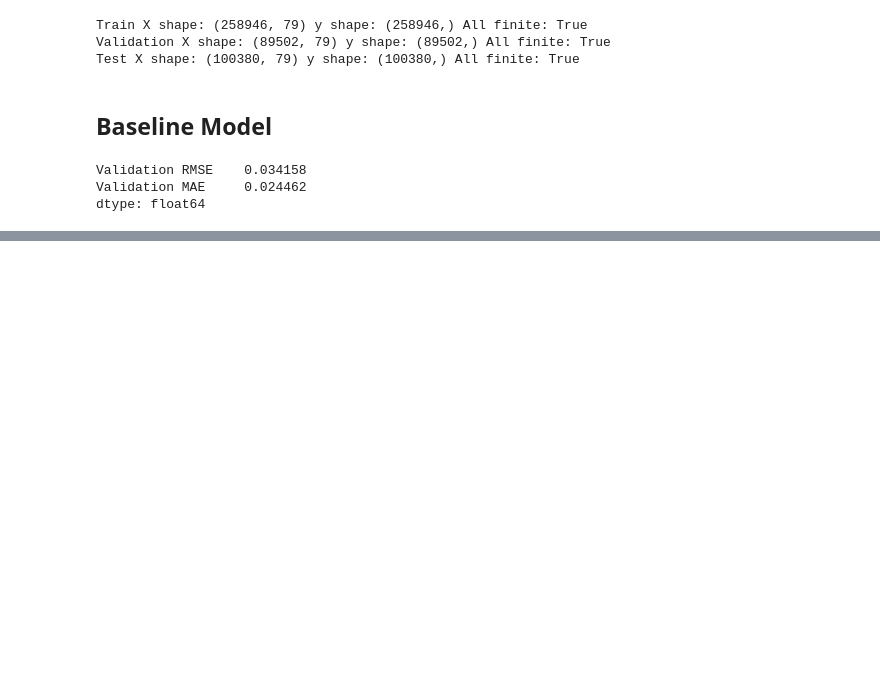
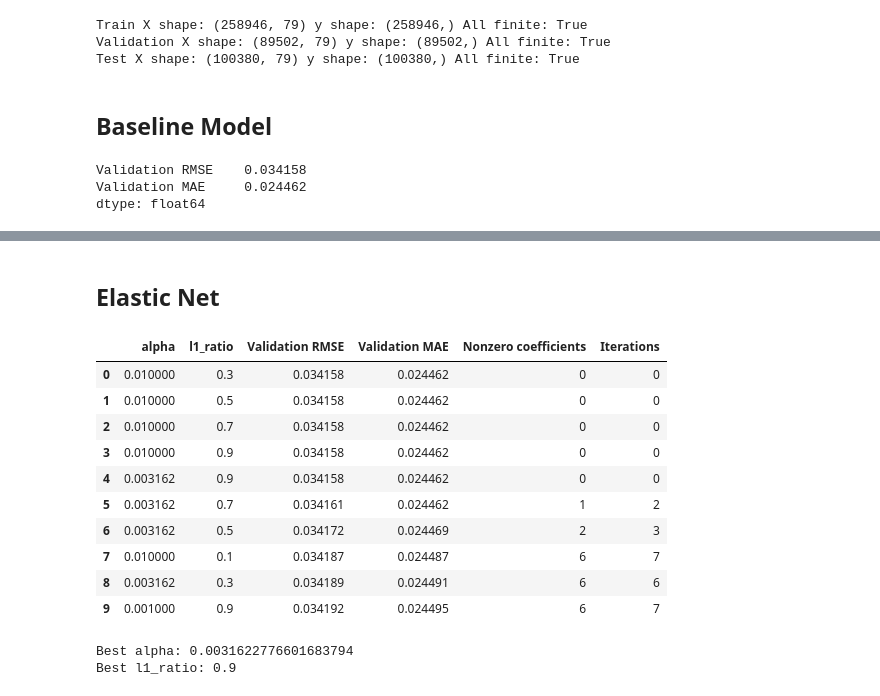
Before and after one commit to mumuxi15/Reavenpack_news, a Jupyter notebook: data_split_modeling.ipynb, the cells around one changed output, grey strips where cells are left out. Cells and saved outputs as stored; diff of their text form; code cells hidden in the pictures; blank space fills up the shorter version.

```diff
--- a/data_split_modeling.ipynb
+++ b/data_split_modeling.ipynb
@@ -164,0 +223,45 @@ dtype: float64
+# %% [markdown]
+## Elastic Net
+# %%
+from sklearn.linear_model import ElasticNet
+from sklearn.metrics import mean_squared_error, mean_absolute_error
+
+alphas = np.logspace(-6, -2, 9)
+l1_ratios = [0.1, 0.3, 0.5, 0.7, 0.9]
+tuning_results = []
+best_model = None
+best_val_rmse = np.inf
+
+for alpha in alphas:
+    for l1_ratio in l1_ratios:
+        model = ElasticNet(
+            alpha=alpha,l1_ratio=l1_ratio,max_iter=20000,tol=1e-5,selection="cyclic")
+        model.fit(X_train_scaled, y_train)
+        val_pred = model.predict(X_val_scaled)
+        val_rmse = np.sqrt(mean_squared_error(y_val, val_pred))
+        val_mae = mean_absolute_error(y_val, val_pred)
+        tuning_results.append({
+            "alpha": alpha,"l1_ratio": l1_ratio, "Validation RMSE": val_rmse,"Validation MAE": val_mae,
+            "Nonzero coefficients": np.count_nonzero(model.coef_),"Iterations": model.n_iter_})
+        if val_rmse < best_val_rmse:
+            best_val_rmse = val_rmse
+            best_model = model
+
+tuning_results = pd.DataFrame(tuning_results).sort_values("Validation RMSE").reset_index(drop=True)
+display(tuning_results.head(10))
+print("Best alpha:", best_model.alpha)
+print("Best l1_ratio:", best_model.l1_ratio)
+# %% [output]
+|  | alpha | l1_ratio | Validation RMSE | Validation MAE | Nonzero coefficients | Iterations |
+| 0 | 0.010000 | 0.3 | 0.034158 | 0.024462 | 0 | 0 |
+| 1 | 0.010000 | 0.5 | 0.034158 | 0.024462 | 0 | 0 |
+| 2 | 0.010000 | 0.7 | 0.034158 | 0.024462 | 0 | 0 |
+| 3 | 0.010000 | 0.9 | 0.034158 | 0.024462 | 0 | 0 |
+| 4 | 0.003162 | 0.9 | 0.034158 | 0.024462 | 0 | 0 |
+| 5 | 0.003162 | 0.7 | 0.034161 | 0.024462 | 1 | 2 |
+| 6 | 0.003162 | 0.5 | 0.034172 | 0.024469 | 2 | 3 |
+| 7 | 0.010000 | 0.1 | 0.034187 | 0.024487 | 6 | 7 |
+| 8 | 0.003162 | 0.3 | 0.034189 | 0.024491 | 6 | 6 |
+| 9 | 0.001000 | 0.9 | 0.034192 | 0.024495 | 6 | 7 |
+Best alpha: 0.0031622776601683794
+Best l1_ratio: 0.9
```
Also changed, not shown: parts of 11 cells of this notebook.
